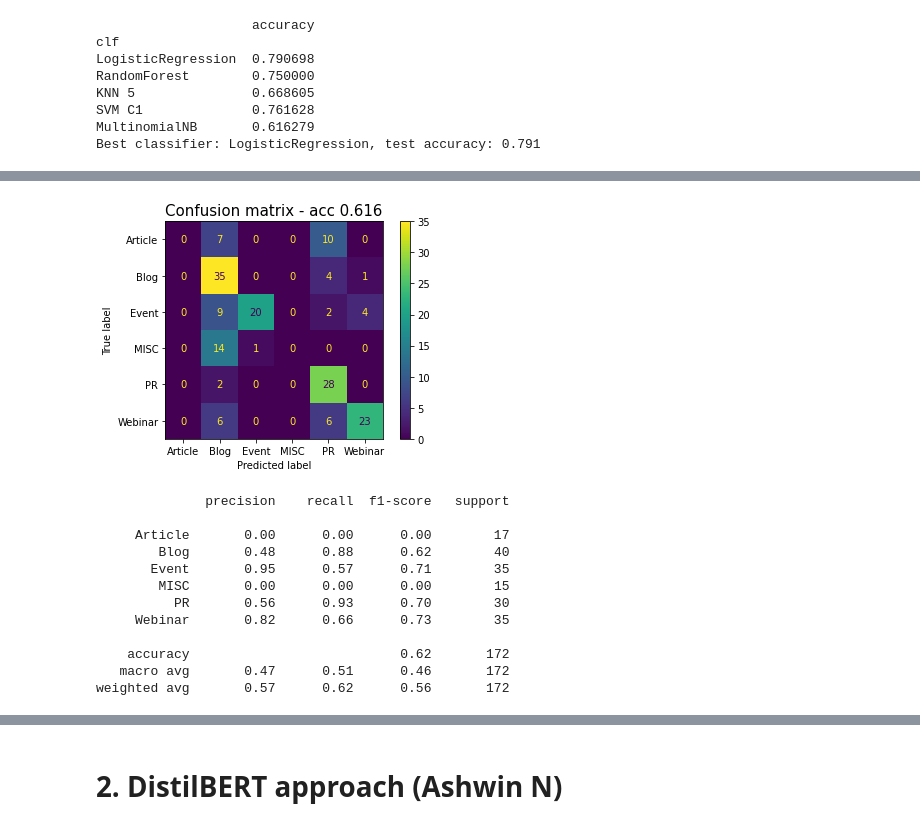
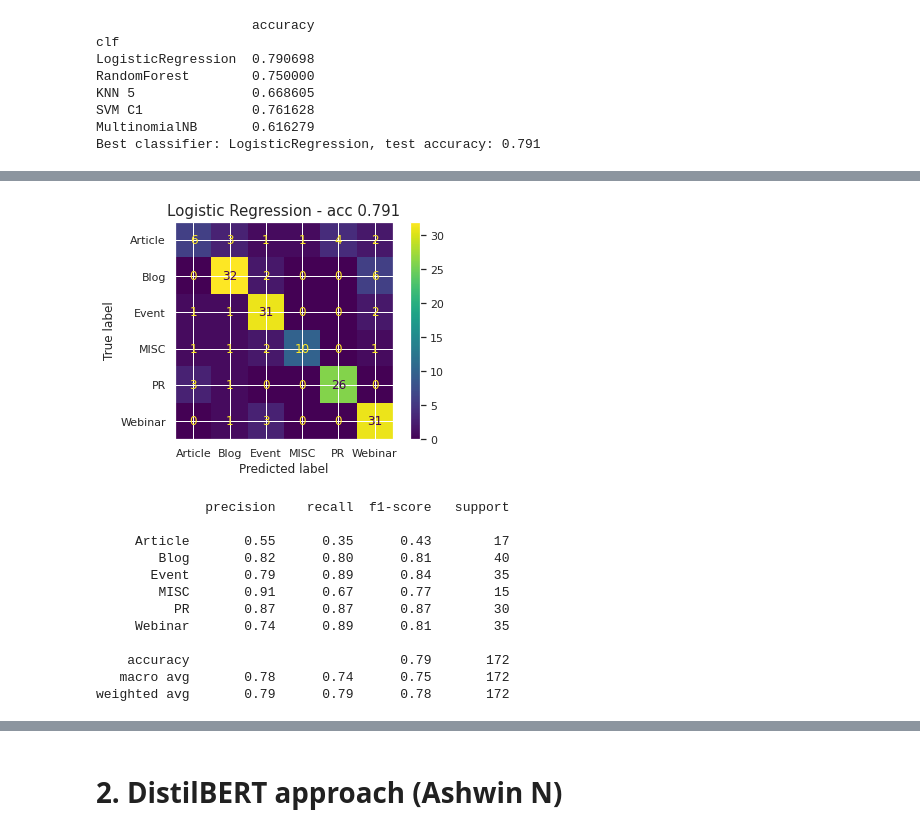
Before and after one commit to hmatzner/text-classification, a Jupyter notebook: url_classification.ipynb, the cells around one changed output, grey strips where cells are left out. Cells and saved outputs as stored; diff of their text form; code cells hidden in the pictures.

Commit message:
major changes: all functions implemented except last part of DL modeling approach, a lot of code to try stuff removed

```diff
--- a/url_classification.ipynb
+++ b/url_classification.ipynb
@@ -722,7 +956,7 @@ def print_val_scores(scores, extra_info=False):
         print('(std: {np.std(scores):.3f}, min: {min(scores):.3f}, max: {max(scores):.3f})')
 
 
-def print_confusion_matrix(y_test, y_pred, with_report=False):
+def print_confusion_matrix(clf_name, y_test, y_pred, with_report=False):
 
   accuracy = get_accuracy(y_test, y_pred)
 
@@ -730,7 +964,7 @@ def print_confusion_matrix(y_test, y_pred, with_report=False):
   y_pred = list(map(lambda x: labels_decoded[x], y_pred))
 
   ConfusionMatrixDisplay.from_predictions(y_test, y_pred)
-  plt.title(f'Confusion matrix - acc {accuracy:.3f}', size=15)
+  plt.title(f'{clf_name} - acc {accuracy:.3f}', size=15)
   plt.show()
   if with_report:
     print('\n' + classification_report(y_test, y_pred))
@@ -987,23 +1229,14 @@ def clean_text(text):
 # %%
-def lemmatize_text(text):
-    """
-    @text: a string
-    Returns a lemmatized version of the provided string
-    """
-    lemmatized = ' '.join(token.lemma_ for token in nlp(text))
-    return lemmatized
+# print(f"Amount of words before lemmatizing text: {df_text[TEXT].apply(lambda x: len(x.split(' '))).sum()}")
+# print(f"Amount of unique words before lemmatizing text: {np.unique(np.concatenate(df_text[TEXT].str.split().values, axis=0)).shape[0]}\n")
 
-print(f"Amount of words before lemmatizing text: {df_text[TEXT].apply(lambda x: len(x.split(' '))).sum()}")
-print(f"Amount of unique words before lemmatizing text: {np.unique(np.concatenate(df_text[TEXT].str.split().values, axis=0)).shape[0]}\n")
-df_text['lemmatized_text'] = df_text[TEXT].apply(lemmatize_text)
-print(f"Amount of words after lemmatizing text: {df_text['lemmatized_text'].apply(lambda x: len(x.split(' '))).sum()}")
-print(f"Amount of unique words before lemmatizing text: {np.unique(np.concatenate(df_text['lemmatized_text'].str.split().values, axis=0)).shape[0]}")
+# df_text['lemmatized_text'] = df_text[TEXT].apply(lemmatize_text)
+# print(f"Amount of words after lemmatizing text: {df_text['lemmatized_text'].apply(lambda x: len(x.split(' '))).sum()}")
+# print(f"Amount of unique words before lemmatizing text: {np.unique(np.concatenate(df_text['lemmatized_text'].str.split().values, axis=0)).shape[0]}")
+
+# df_text['lemmatized_cleaned_text'] = df_text['lemmatized_text'].apply(clean_text)
+# print(f"Amount of words after cleaning text: {df_text['lemmatized_cleaned_text'].apply(lambda x: len(x.split(' '))).sum()}")
+# print(f"Amount of unique words before cleaning text: {np.unique(np.concatenate(df_text['lemmatized_cleaned_text'].str.split().values, axis=0)).shape[0]}")
-# %%
-print(f"Amount of words before cleaning lemmatized text: {df_text['lemmatized_text'].apply(lambda x: len(x.split(' '))).sum()}")
-print(f"Amount of unique words before cleaning lemmatized text: {np.unique(np.concatenate(df_text['lemmatized_text'].str.split().values, axis=0)).shape[0]}\n")
-df_text['lemmatized_cleaned_text'] = df_text['lemmatized_text'].apply(clean_text)
-print(f"Amount of words after cleaning lemmatized text: {df_text['lemmatized_cleaned_text'].apply(lambda x: len(x.split(' '))).sum()}")
-print(f"Amount of unique words before cleaning lemmatized text: {np.unique(np.concatenate(df_text['lemmatized_cleaned_text'].str.split().values, axis=0)).shape[0]}")
 # %% [markdown]
 # 1. BoW approach
 # %% [markdown]
@@ -1130,22 +1335,28 @@ Best classifier: LogisticRegression, test accuracy: 0.791
 # %%
-clf = fit_model(MultinomialNB(),
+# Chosen model
+
+clf = fit_model(LogisticRegression(max_iter=3000,
+                                   class_weight='balanced',
+                                   ),
                 X_train_tr,
-                y_train)
+                y_train,
+                )
 
 y_pred = predict(clf, X_test_tr)
+y_probs = clf.predict_proba(X_test_tr)
 
-print_confusion_matrix(y_test, y_pred, with_report=True)
+print_confusion_matrix('Logistic Regression', y_test, y_pred, with_report=True)
 # %% [output]
-[figure, old version]
+[figure, new version]
               precision    recall  f1-score   support
 
-     Article       0.00      0.00      0.00        17
-        Blog       0.48      0.88      0.62        40
-       Event       0.95      0.57      0.71        35
-        MISC       0.00      0.00      0.00        15
-          PR       0.56      0.93      0.70        30
-     Webinar       0.82      0.66      0.73        35
+     Article       0.55      0.35      0.43        17
+        Blog       0.82      0.80      0.81        40
+       Event       0.79      0.89      0.84        35
+        MISC       0.91      0.67      0.77        15
+          PR       0.87      0.87      0.87        30
+     Webinar       0.74      0.89      0.81        35
 
-    accuracy                           0.62       172
-   macro avg       0.47      0.51      0.46       172
-weighted avg       0.57      0.62      0.56       172
+    accuracy                           0.79       172
+   macro avg       0.78      0.74      0.75       172
+weighted avg       0.79      0.79      0.78       172
```
Also changed, not shown: parts of 122 cells of this notebook.
